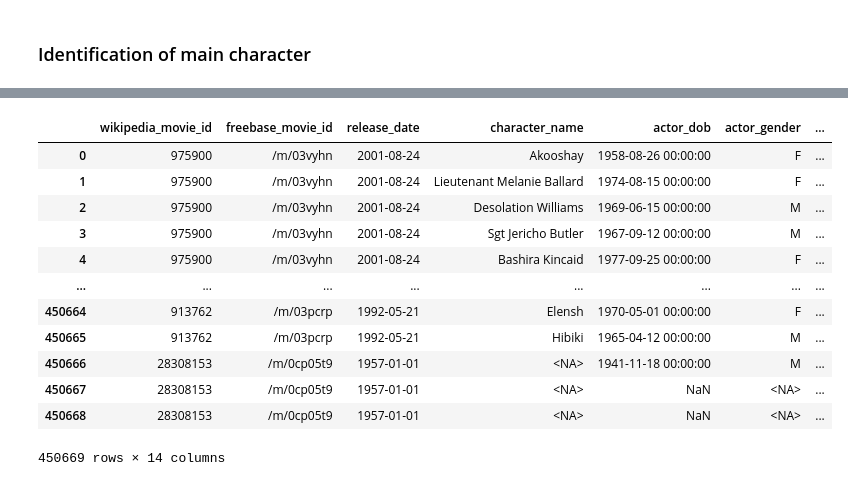
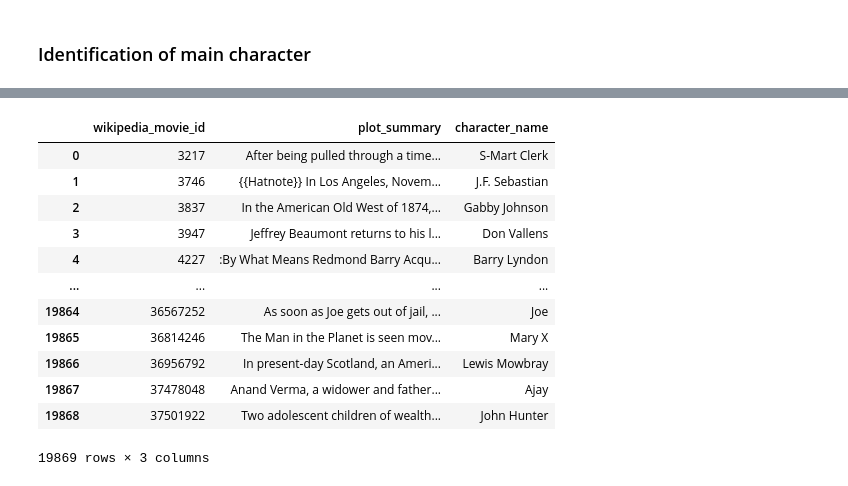
Before and after one commit to epfl-ada/ada-2024-project-skibidata, a Jupyter notebook: CMU_Starting.ipynb, the cells around one changed output, grey strips where cells are left out. Saved outputs shown, nothing was run; the diff lists cells and outputs as text; code cells hidden in the pictures.

```diff
--- a/CMU_Starting.ipynb
+++ b/CMU_Starting.ipynb
@@ -1374,9 +1374,9 @@ plt.show()
 # %% [markdown]
 ###     Identification of main character
 # %%
-Grouped_intact = character_metadata_df.groupby('wikipedia_movie_id')['character_name'].apply(
-    lambda names: '/'.join([str(name) for name in names if isinstance(name, str) and name != '0'])
-)
+def flatten(xss):
+    return [x for xs in xss for x in xs]
+
 """Grouped = character_metadata_df.groupby('wikipedia_movie_id')['character_name'].apply(
     lambda names: [str(name).replace(' ', '/') for name in names if isinstance(name, str) and name not in ['', '0']]
 )"""
@@ -1389,6 +1389,23 @@ df_charac = Grouped.reset_index(name='character_name')
 df_charac.columns = ['wikipedia_movie_id', 'character_name']
 df_main_character=pd.merge(df_charac,plot_summaries_df,how='inner',on='wikipedia_movie_id')
 df_main_character = df_main_character[df_main_character['character_name'].apply(lambda x: len(x) > 0)]
+results_tests=df_main_character.copy
+df_main_character['character_name'] = df_main_character['character_name'].apply(
+    lambda names: [name.split(" ") if " " in name else [name] for name in names]
+)
 
+df_main_character['character_name'] = df_main_character['character_name'].apply(
+    lambda names: [list(name) if not isinstance(name, list) else name for name in names]
+)
+
+df_main_character['character_name'] = df_main_character['character_name'].apply(
+    lambda names: flatten(names)
+)
+df_main_character['main_character'] = df_main_character.apply(
+    lambda row: next((character for character in row['character_name'] if character in row['plot_summary']), np.nan),
+    axis=1
+)
+df_main_character=df_main_character[pd.notna(df_main_character['main_character'])]
+df_main_character.drop(columns='character_name', inplace=True)
 df_main_character
 # %% [output]
@@ -1408,17 +1425,32 @@ df_main_character
 # %%
-character_metadata_df
+
+df_charac_clean = Grouped.reset_index(name='character_name')
+df_charac_clean.columns = ['wikipedia_movie_id', 'character_name']
+CLEAN=pd.merge(df_charac_clean,df_main_character,how='inner',on='wikipedia_movie_id')
+
+CLEAN['Main_character_full_name'] = CLEAN.apply(
+    lambda row: [character for character in row['character_name'] if row['main_character'] in character],
+    axis=1
+)
+CLEAN.drop(columns='character_name', inplace=True)
+CLEAN.drop(columns='main_character', inplace=True)
+CLEAN.rename(columns={'Main_character_full_name': 'character_name'}, inplace=True)
+CLEAN['character_name']=CLEAN['character_name'].apply(
+    lambda names : names[0]
+)
+CLEAN
 # %% [output]
-|  | wikipedia_movie_id | freebase_movie_id | release_date | character_name | actor_dob | actor_gender | ... |
-| 0 | 975900 | /m/03vyhn | 2001-08-24 | Akooshay | 1958-08-26 00:00:00 | F | ... |
-| 1 | 975900 | /m/03vyhn | 2001-08-24 | Lieutenant Melanie Ballard | 1974-08-15 00:00:00 | F | ... |
-| 2 | 975900 | /m/03vyhn | 2001-08-24 | Desolation Williams | 1969-06-15 00:00:00 | M | ... |
-| 3 | 975900 | /m/03vyhn | 2001-08-24 | Sgt Jericho Butler | 1967-09-12 00:00:00 | M | ... |
-| 4 | 975900 | /m/03vyhn | 2001-08-24 | Bashira Kincaid | 1977-09-25 00:00:00 | F | ... |
-| ... | ... | ... | ... | ... | ... | ... | ... |
-| 450664 | 913762 | /m/03pcrp | 1992-05-21 | Elensh | 1970-05-01 00:00:00 | F | ... |
-| 450665 | 913762 | /m/03pcrp | 1992-05-21 | Hibiki | 1965-04-12 00:00:00 | M | ... |
-| 450666 | 28308153 | /m/0cp05t9 | 1957-01-01 | <NA> | 1941-11-18 00:00:00 | M | ... |
-| 450667 | 28308153 | /m/0cp05t9 | 1957-01-01 | <NA> | NaN | <NA> | ... |
-| 450668 | 28308153 | /m/0cp05t9 | 1957-01-01 | <NA> | NaN | <NA> | ... |
+|  | wikipedia_movie_id | plot_summary | character_name |
+| 0 | 3217 | After being pulled through a time... | S-Mart Clerk |
+| 1 | 3746 | {{Hatnote}} In Los Angeles, Novem... | J.F. Sebastian |
+| 2 | 3837 | In the American Old West of 1874,... | Gabby Johnson |
+| 3 | 3947 | Jeffrey Beaumont returns to his l... | Don Vallens |
+| 4 | 4227 | :By What Means Redmond Barry Acqu... | Barry Lyndon |
+| ... | ... | ... | ... |
+| 19864 | 36567252 | As soon as Joe gets out of jail, ... | Joe |
+| 19865 | 36814246 | The Man in the Planet is seen mov... | Mary X |
+| 19866 | 36956792 | In present-day Scotland, an Ameri... | Lewis Mowbray |
+| 19867 | 37478048 | Anand Verma, a widower and father... | Ajay |
+| 19868 | 37501922 | Two adolescent children of wealth... | John Hunter |
-450669 rows × 14 columns
+19869 rows × 3 columns
 # %%
```
Also changed, not shown: parts of 9 cells of this notebook.
